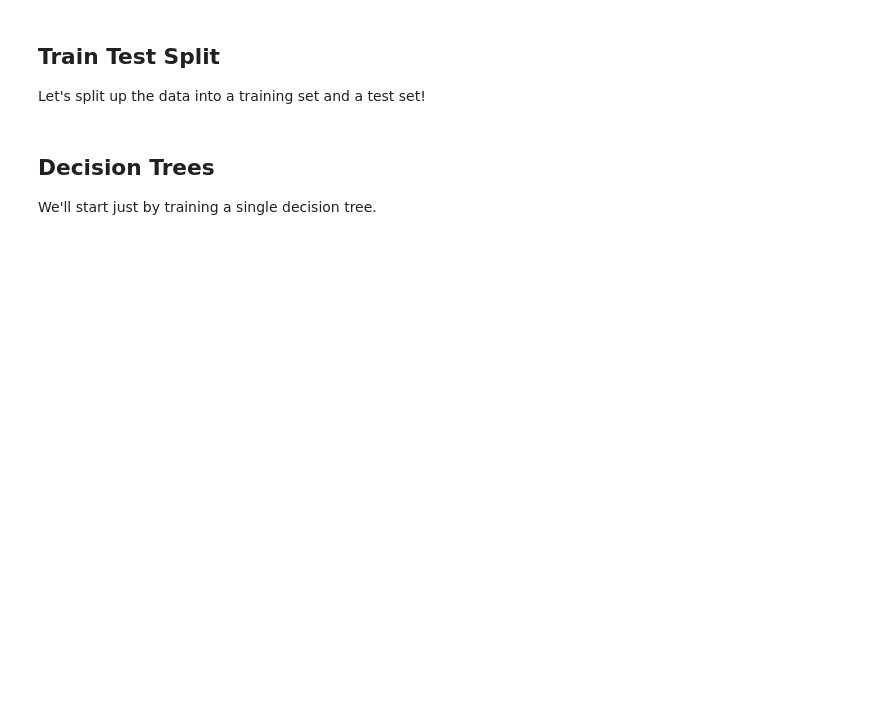
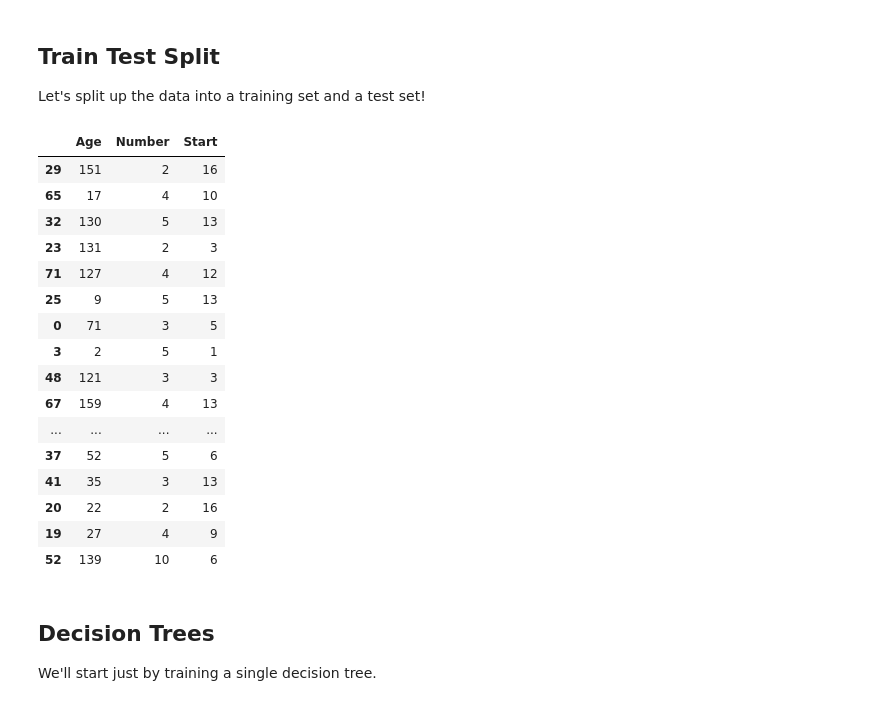
Before and after one commit to tomascony99/UCEMA, a Jupyter notebook: 12-ML/04-dtree.ipynb, the cells around one changed output. Drawn from its saved outputs; the diff is of its cells as text; code cells hidden in the pictures; blank space fills up the shorter version.

```diff
--- a/12-ML/04-dtree.ipynb
+++ b/12-ML/04-dtree.ipynb
@@ -42,3 +61,23 @@ X_train, X_test, y_train, y_test = train_test_split(X, y, test_size=0.30)
+# %%
+X_train
+# %% [output]
+|  | Age | Number | Start |
+| 29 | 151 | 2 | 16 |
+| 65 | 17 | 4 | 10 |
+| 32 | 130 | 5 | 13 |
+| 23 | 131 | 2 | 3 |
+| 71 | 127 | 4 | 12 |
+| 25 | 9 | 5 | 13 |
+| 0 | 71 | 3 | 5 |
+| 3 | 2 | 5 | 1 |
+| 48 | 121 | 3 | 3 |
+| 67 | 159 | 4 | 13 |
+| ... | ... | ... | ... |
+| 37 | 52 | 5 | 6 |
+| 41 | 35 | 3 | 13 |
+| 20 | 22 | 2 | 16 |
+| 19 | 27 | 4 | 9 |
+| 52 | 139 | 10 | 6 |
 # %% [markdown]
 ## Decision Trees
 
```
Also changed, not shown: parts of 14 cells of this notebook, 4 other files.
